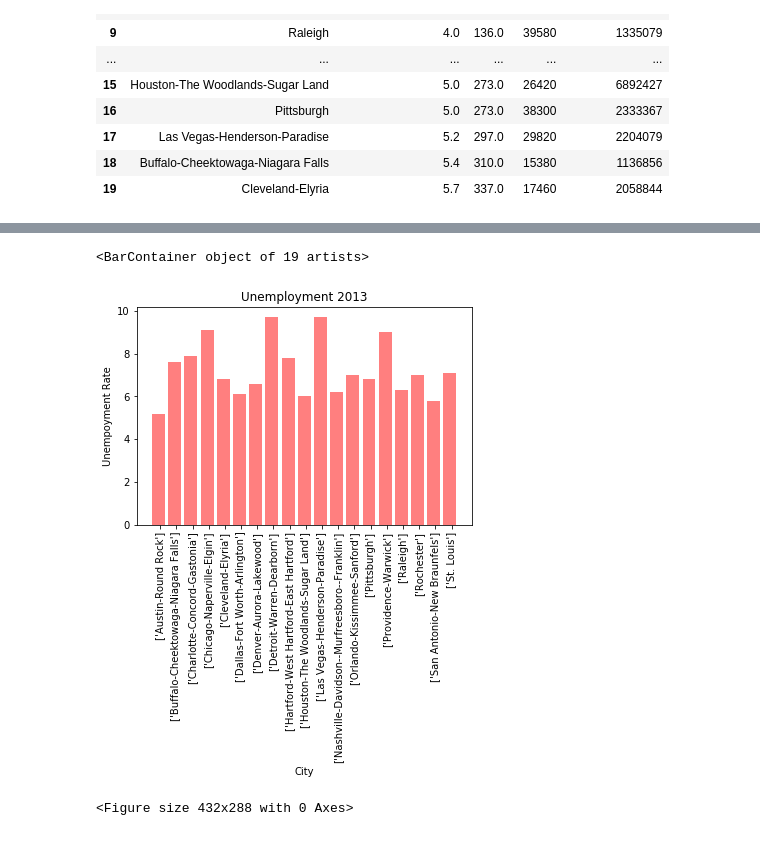
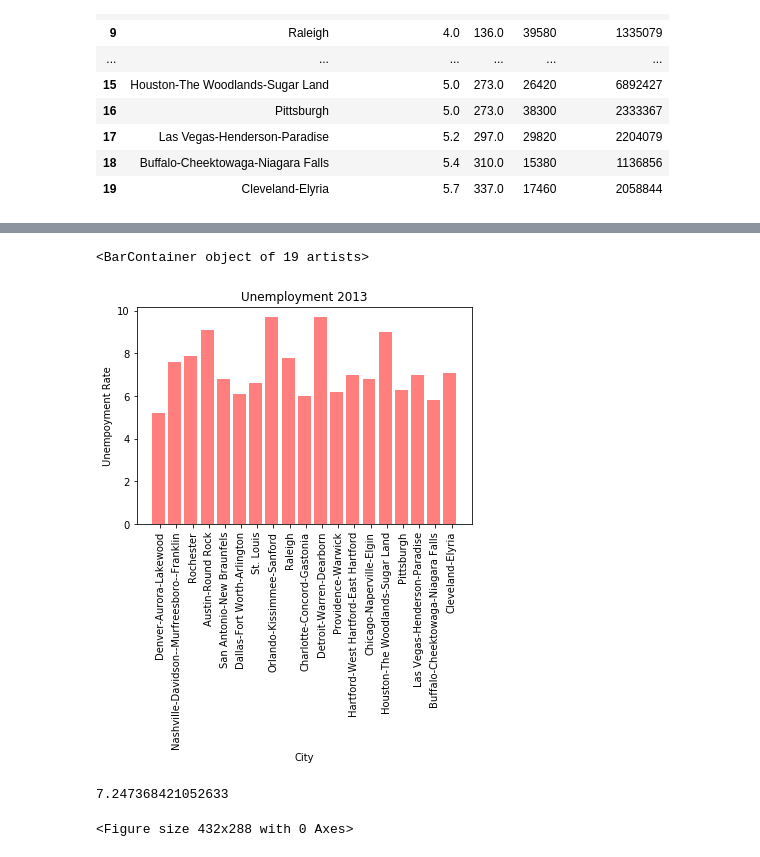
Before and after one commit to owhalen1/python_repo, a Jupyter notebook: Employment Changes in Metropolitan Areas.ipynb, the cells around one changed output, grey strips where cells are left out. Saved outputs shown, nothing was run; the diff lists cells and outputs as text; code cells hidden in the pictures.

```diff
--- a/Employment Changes in Metropolitan Areas.ipynb
+++ b/Employment Changes in Metropolitan Areas.ipynb
@@ -354,24 +399,28 @@ Name: Unemployment Rate 2013, dtype: object
 # %%
 #create bar graph for 2013
-cities = city_groups["City"].unique()
+cities = unemployment_merged_df["City"].unique()
 rates = [5.2, 7.6, 7.9, 9.1, 6.8, 6.1, 6.6, 9.7, 7.8, 6.0, 9.7, 6.2, 7.0, 6.8, 9.0, 6.3, 7.0, 5.8, 7.1]
 x_axis = np.arange(len(rates))
 
 tick_locations = [value +.10 for value in x_axis]
 plt.xticks(tick_locations, cities, rotation="vertical")
 
 
 plt.title("Unemployment 2013")
 plt.xlabel("City")
 plt.ylabel("Unempoyment Rate")
 
 #plt.figure(figsize=(20, ))
 
 plt.savefig("../Project 1/bar2013.png")
 plt.bar(x_axis, rates, color='r', alpha=0.5, align="center")
 # %% [output]
 <BarContainer object of 19 artists>
-[figure, old version]
+[figure, new version]
+# %%
+np.mean(rates)
+# %% [output]
+7.247368421052633
 # %%
 plt.savefig("../Project 1/Unemployment2013.png")
 plt.show()
```
Also changed, not shown: parts of 9 cells of this notebook.
